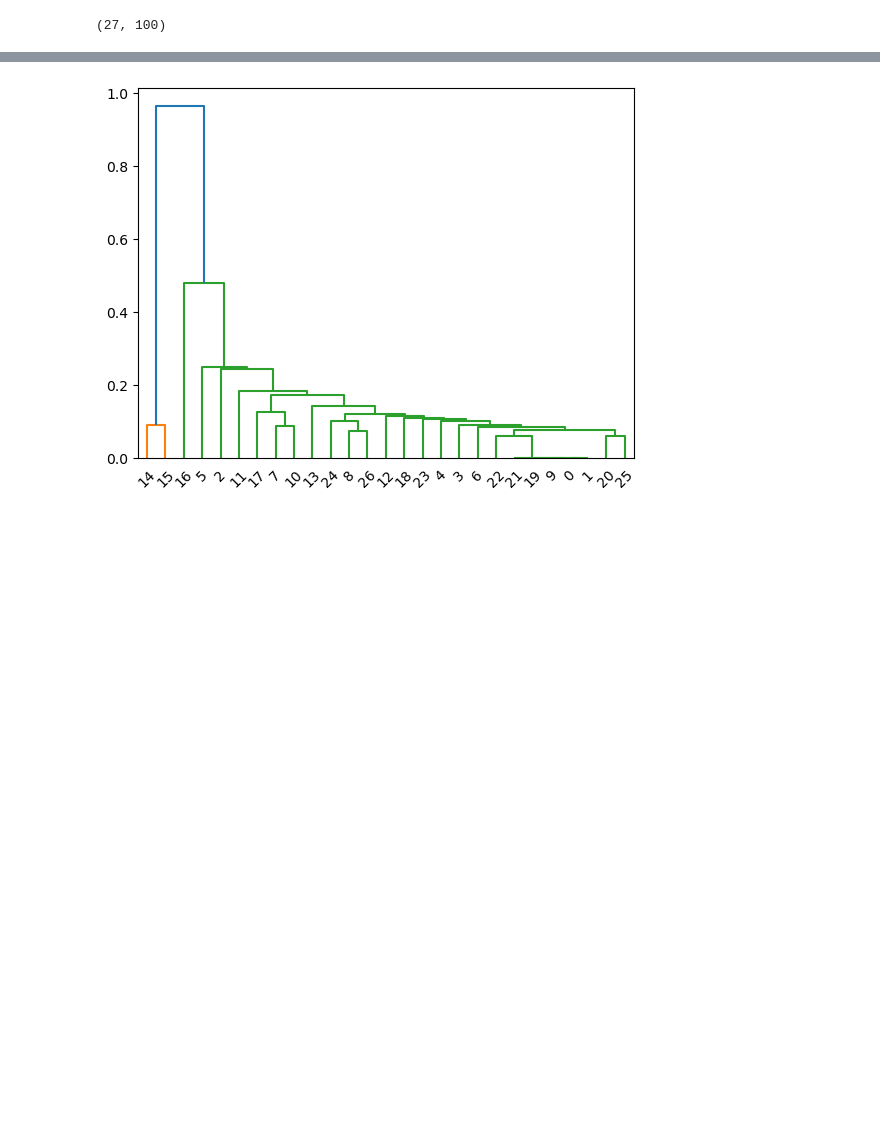
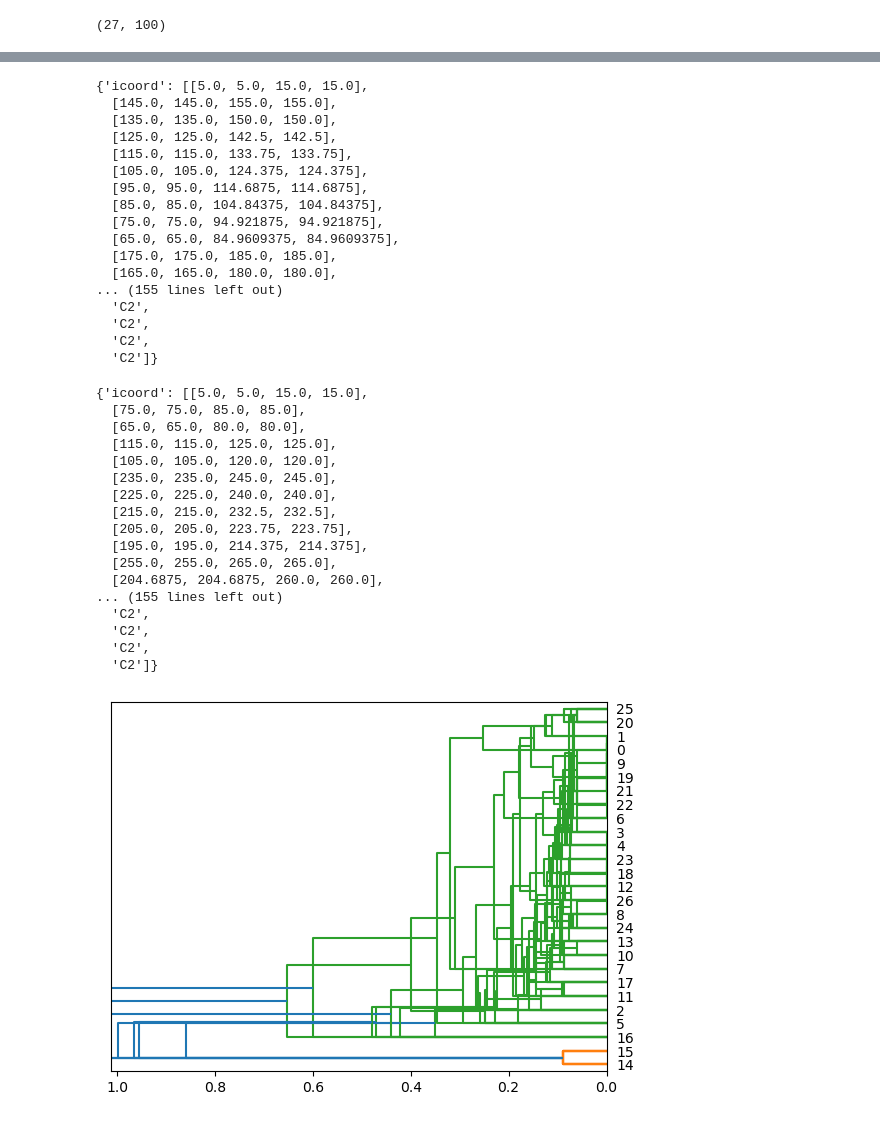
Before and after one commit to matteotolloso/BioEmbedding, a Jupyter notebook: hierarchical.ipynb, the cells around one changed output, grey strips where cells are left out. Cells and saved outputs as stored; diff of their text form; code cells hidden in the pictures; blank space fills up the shorter version.

Commit message:
hierarchical clustering

```diff
--- a/hierarchical.ipynb
+++ b/hierarchical.ipynb
@@ -7,30 +7,36 @@ InteractiveShell.ast_node_interactivity = "all"
 # %%
 seq_dict = utils.get_sequence_dict("dataset/NEIS2157.json")
 # %%
+from autoembedding.combiners import combiner_for_prose
 IDs = utils.get_ordered_ids(seq_dict)
 
-points=[]
+embeddings_matrix =[]
 
 for id in IDs:
-    point = np.array(seq_dict[id]["embedding3"])  # is a (seq_len)*(100) matrix (each row is the embedding of an amminoacid)
-    point = np.mean(point, axis=0)  # mean between all amminoacids
-    points.append(point)
+    final_embedding = combiner_for_prose(
+        raw_embedding = np.array(seq_dict[id]["embedding3"]),  # is a (seq_len)*(100) matrix (each row is the embedding of an amminoacid)
+        method = "average"
+    )
 
-X = np.array(points)
-X.shape
+    embeddings_matrix.append(final_embedding)
+
+embeddings_matrix = np.array(embeddings_matrix)
+embeddings_matrix.shape
 # %% [output]
 (27, 100)
 # %%
-# Perform hierarchical clustering
-Z = linkage(X, method='average')
+methods = ["ward", "single", "complete", "centroid", "median", "weighted", "average"]
 
-# Plot dendrogram (optional)
-dendrogram(Z)
+
+for method in methods:
+    # Perform hierarchical clustering
+    Z = linkage(embeddings_matrix, method=method)
+    # Plot dendrogram
+    dendrogram(Z, orientation="left")
 
 # Get cluster labels
-max_d =30  # set the maximum distance between clusters
-labels = fcluster(Z, max_d, criterion='distance')
-
-print(labels)
+#max_d =30  # set the maximum distance between clusters
+#labels = fcluster(Z, max_d, criterion='distance')
+#print(labels)
 # %% [output]
 {'icoord': [[5.0, 5.0, 15.0, 15.0],
@@ -54,4 +127,38 @@ print(labels)
+{'icoord': [[5.0, 5.0, 15.0, 15.0],
+  [145.0, 145.0, 155.0, 155.0],
+  [135.0, 135.0, 150.0, 150.0],
+  [125.0, 125.0, 142.5, 142.5],
+  [115.0, 115.0, 133.75, 133.75],
+  [105.0, 105.0, 124.375, 124.375],
+  [95.0, 95.0, 114.6875, 114.6875],
+  [85.0, 85.0, 104.84375, 104.84375],
+  [75.0, 75.0, 94.921875, 94.921875],
+  [65.0, 65.0, 84.9609375, 84.9609375],
+  [175.0, 175.0, 185.0, 185.0],
+  [165.0, 165.0, 180.0, 180.0],
+... (155 lines left out)
+  'C2',
+  'C2',
+  'C2',
+  'C2']}
+{'icoord': [[5.0, 5.0, 15.0, 15.0],
+  [75.0, 75.0, 85.0, 85.0],
+  [65.0, 65.0, 80.0, 80.0],
+  [115.0, 115.0, 125.0, 125.0],
+  [105.0, 105.0, 120.0, 120.0],
+  [235.0, 235.0, 245.0, 245.0],
+  [225.0, 225.0, 240.0, 240.0],
+  [215.0, 215.0, 232.5, 232.5],
+  [205.0, 205.0, 223.75, 223.75],
+  [195.0, 195.0, 214.375, 214.375],
+  [255.0, 255.0, 265.0, 265.0],
+  [204.6875, 204.6875, 260.0, 260.0],
+... (155 lines left out)
+  'C2',
+  'C2',
+  'C2',
+  'C2']}
-[figure, old version]
+[figure, new version]
 # %%
 from Bio.Align.Applications import MuscleCommandline
 from Bio import Phylo, AlignIO
```
Also changed, not shown: parts of 2 cells of this notebook, 2 other files.
